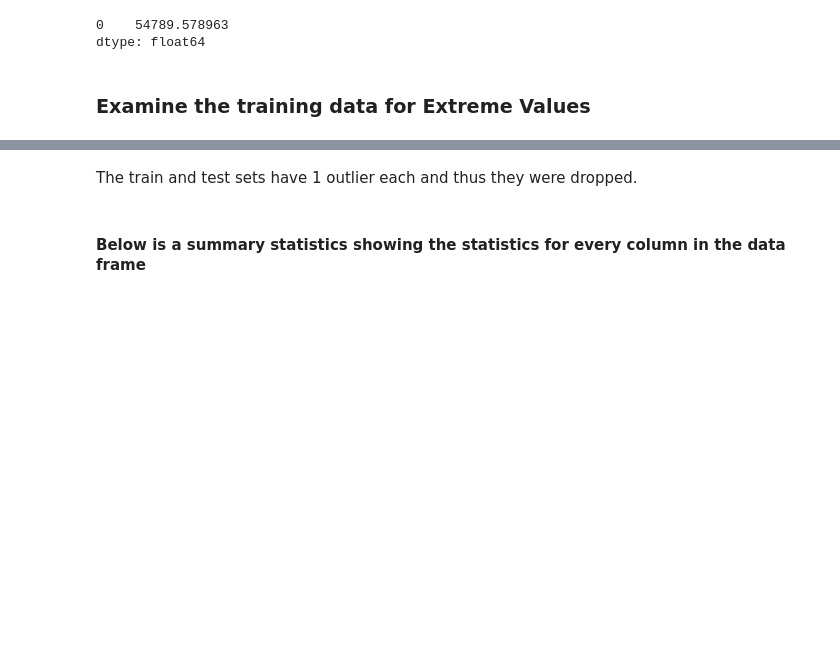
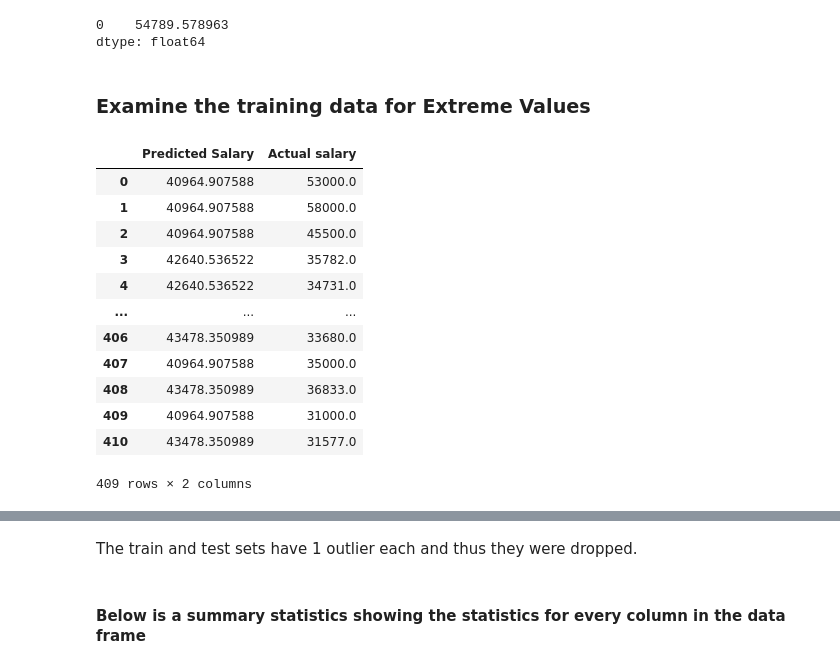
Before and after one commit to tshepojrampai/multivariate_linear_regression, a Jupyter notebook: linear_regression.ipynb, the cells around one changed output, grey strips where cells are left out. Cells and saved outputs as stored; diff of their text form; code cells hidden in the pictures; blank space fills up the shorter version.

```diff
--- a/linear_regression.ipynb
+++ b/linear_regression.ipynb
@@ -396,3 +396,23 @@ model3.predict(c2)
 dtype: float64
 # %% [markdown]
 ### Examine the training data for Extreme Values
+# %%
+df_train1 = model.predict(df_train)
+df_train1 = pd.DataFrame(df_train1)
+df_train1= df_train1.rename(columns={0:'Predicted Salary'})
+df_train1['Actual alary'] = df_train['salary']
+df_train1
+# %% [output]
+|  | Predicted Salary | Actual salary |
+| 0 | 40964.907588 | 53000.0 |
+| 1 | 40964.907588 | 58000.0 |
+| 2 | 40964.907588 | 45500.0 |
+| 3 | 42640.536522 | 35782.0 |
+| 4 | 42640.536522 | 34731.0 |
+| ... | ... | ... |
+| 406 | 43478.350989 | 33680.0 |
+| 407 | 40964.907588 | 35000.0 |
+| 408 | 43478.350989 | 36833.0 |
+| 409 | 40964.907588 | 31000.0 |
+| 410 | 43478.350989 | 31577.0 |
+409 rows × 2 columns
```
Also changed, not shown: parts of 6 cells of this notebook.
